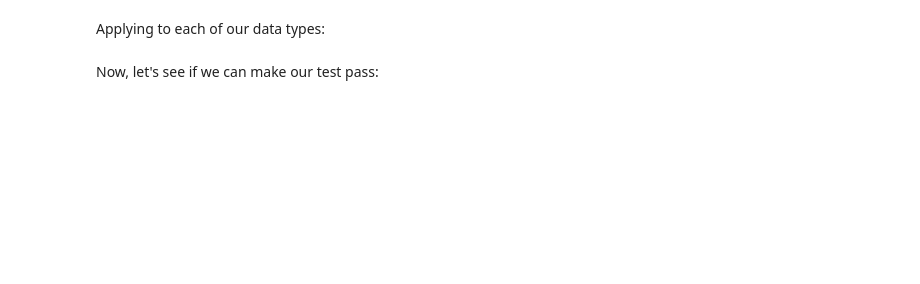
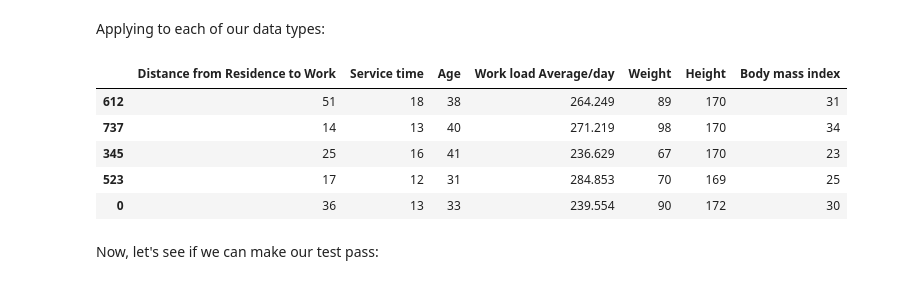
Before and after one commit to rachelkberryman/DSR_Model_Pipelines_Course, a Jupyter notebook: 1.3 Pipelines .ipynb, the cells around one changed output. Cells and saved outputs as stored; diff of their text form; code cells hidden in the pictures; blank space fills up the shorter version.

```diff
--- a/1.3 Pipelines .ipynb
+++ b/1.3 Pipelines .ipynb
@@ -284,4 +287,15 @@ class ColumnSelector(BaseEstimator, TransformerMixin):
         return cols
 # %% [markdown]
 Applying to each of our data types:
+# %%
+numeric_selector = ColumnSelector(numeric_columns)
+numeric_df = numeric_selector.fit_transform(x_train)
+numeric_df.head()
+# %% [output]
+|  | Distance from Residence to Work | Service time | Age | Work load Average/day | Weight | Height | Body mass index |
+| 612 | 51 | 18 | 38 | 264.249 | 89 | 170 | 31 |
+| 737 | 14 | 13 | 40 | 271.219 | 98 | 170 | 34 |
+| 345 | 25 | 16 | 41 | 236.629 | 67 | 170 | 23 |
+| 523 | 17 | 12 | 31 | 284.853 | 70 | 169 | 25 |
+| 0 | 36 | 13 | 33 | 239.554 | 90 | 172 | 30 |
 # %%
```
Also changed, not shown: parts of 23 cells of this notebook, 2 other files.
